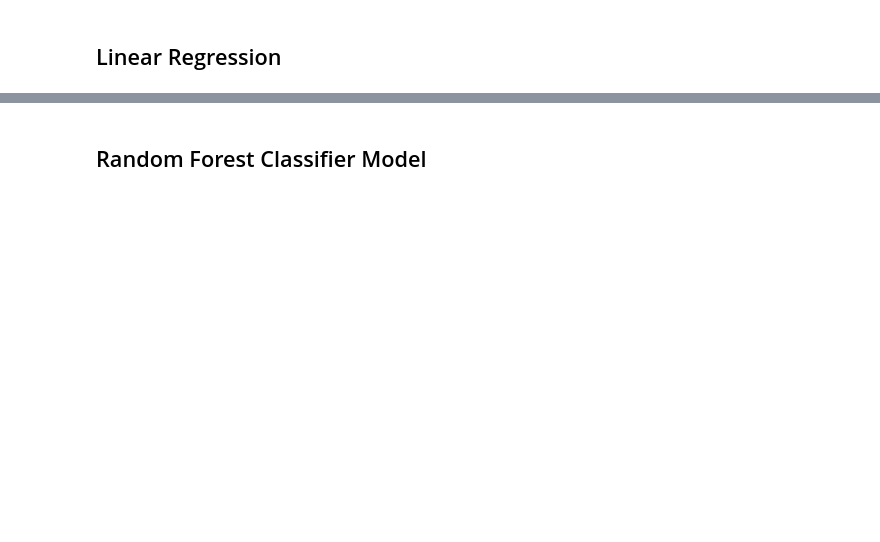
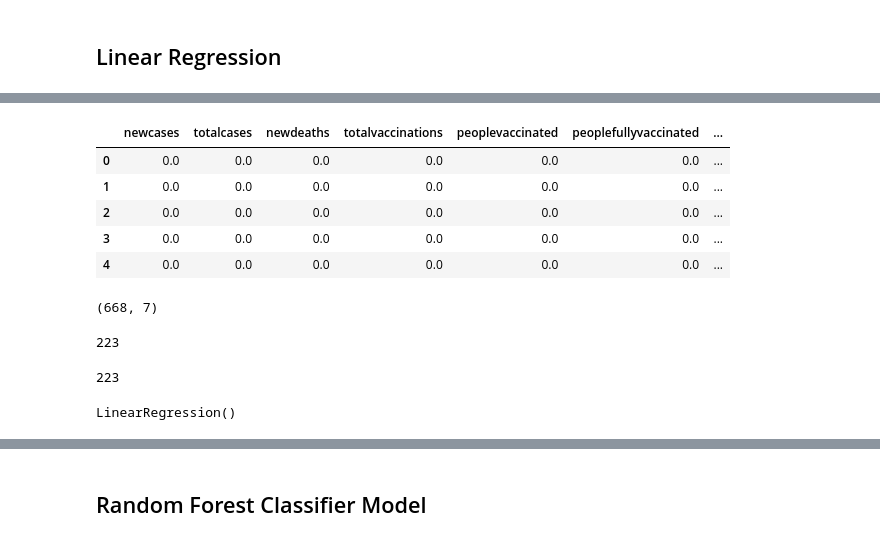
Before and after one commit to sangyoo1021/Covid_Travel_Data, a Jupyter notebook: ML/ML_models.ipynb, the cells around one changed output, grey strips where cells are left out. Cells and saved outputs as stored; diff of their text form; code cells hidden in the pictures; blank space fills up the shorter version.

```diff
--- a/ML/ML_models.ipynb
+++ b/ML/ML_models.ipynb
@@ -42,5 +42,2 @@ loans_df.head()
 # %% [markdown]
 ## Linear Regression
-# %%
-df = pd.read_csv(Path('./filehere'))
-df.head()
@@ -158,0 +44,25 @@ predictions_df.to_csv('Resources/CSV files/predictions.csv')
+# %%
+y = df['numberofpassengers']
+X = df.drop(columns=["numberofpassengers", "date", "year", "monthnumber", "month", "mm_yyyy", "daynumber"])
+X.head()
+# %% [output]
+|  | newcases | totalcases | newdeaths | totalvaccinations | peoplevaccinated | peoplefullyvaccinated | ... |
+| 0 | 0.0 | 0.0 | 0.0 | 0.0 | 0.0 | 0.0 | ... |
+| 1 | 0.0 | 0.0 | 0.0 | 0.0 | 0.0 | 0.0 | ... |
+| 2 | 0.0 | 0.0 | 0.0 | 0.0 | 0.0 | 0.0 | ... |
+| 3 | 0.0 | 0.0 | 0.0 | 0.0 | 0.0 | 0.0 | ... |
+| 4 | 0.0 | 0.0 | 0.0 | 0.0 | 0.0 | 0.0 | ... |
+# %%
+X_train, X_test, y_train, y_test = train_test_split(X,y, random_state=1)
+
+X_train.shape
+# %% [output]
+(668, 7)
+# %%
+len(X_test)
+# %% [output]
+223
+# %%
+len(y_test)
+# %% [output]
+223
@@ -158,0 +79,5 @@ predictions_df.to_csv('Resources/CSV files/predictions.csv')
+# %%
+model = LinearRegression()
+model.fit(X_train_scaled, y_train)
+# %% [output]
+LinearRegression()
```
Also changed, not shown: parts of 61 cells of this notebook, 2 other files.
